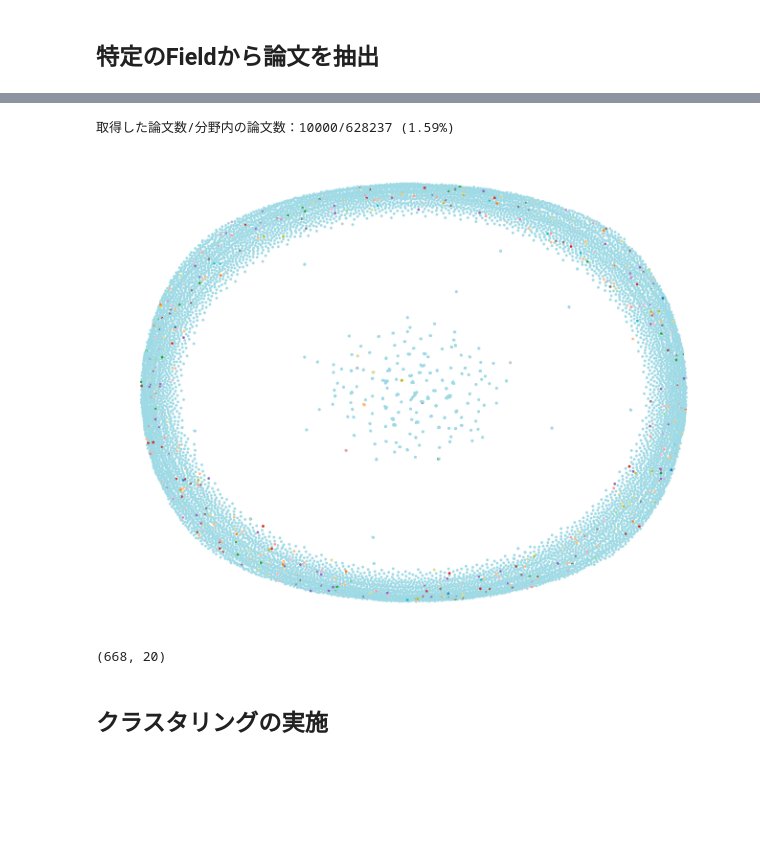
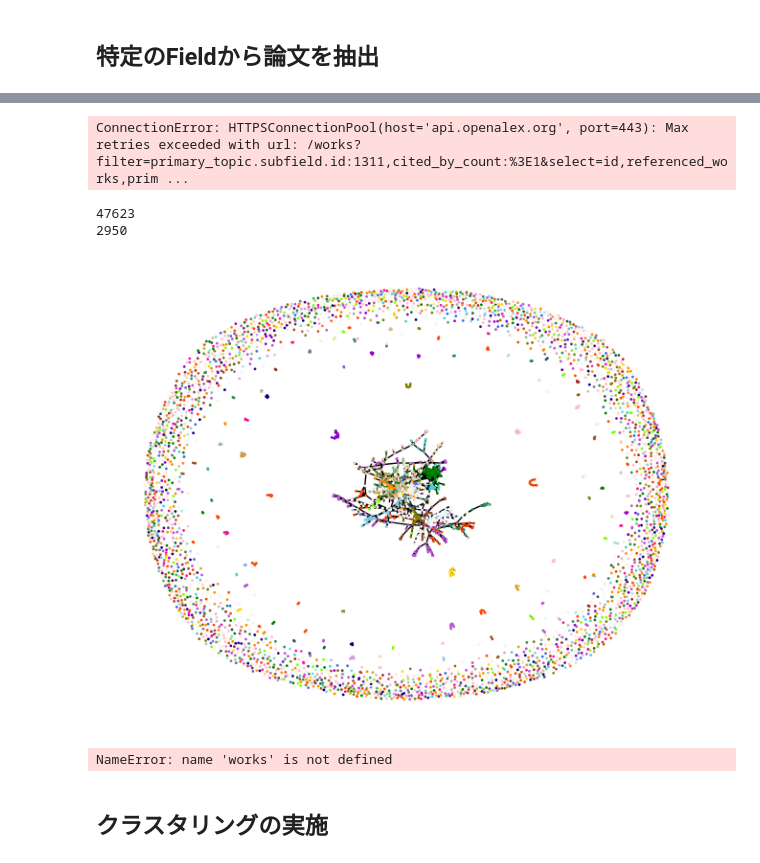
Before and after one commit to ScisciJP/tutorial_jp, a Jupyter notebook: 2_CitationClustering.ipynb, the cells around one changed output, grey strips where cells are left out. Drawn from its saved outputs; the diff is of its cells as text; code cells hidden in the pictures; blank space fills up the shorter version.

```diff
--- a/2_CitationClustering.ipynb
+++ b/2_CitationClustering.ipynb
@@ -214,17 +223,19 @@ Field_idの対応はこちらのページから確認できます。
 # %%
 # 取得したいfield_idを指定
 subfield_id = 1311 #
-THRESHOLD = 5
+THRESHOLD = 2
 
 pyalexObj = Works().filter(primary_topic={"subfield":{"id":subfield_id}}, cited_by_count=f">{THRESHOLD-1}").select(["id","referenced_works","primary_topic"])
 field_count = pyalexObj.count()
-field_works = util.getAll(pyalexObj.sample(10000, seed=42))
+field_works = util.getAll(pyalexObj.sample(5000, seed=42))
 
 print(f"取得した論文数/分野内の論文数：{len(field_works)}/{field_count} ({round(len(field_works)/field_count*100,2)}%)" )
 # %% [output]
-取得した論文数/分野内の論文数：10000/628237 (1.59%)
+ConnectionError: HTTPSConnectionPool(host='api.openalex.org', port=443): Max retries exceeded with url: /works?filter=primary_topic.subfield.id:1311,cited_by_count:%3E1&select=id,referenced_works,prim ...
 # %%
 from collections import Counter
+from itertools import combinations
+
 def create_tuples(group):
     ids = group["id"].tolist()
     id_combinations = list(combinations(ids, 2))  # Generate all combinations of IDs
@@ -244,32 +255,40 @@ filtered_tuples = [tpl for tpl, count in tuple_counts.items() if count >= THRESH
 
 print(len(field_edge_list))
 print(len(filtered_tuples))
+# %% [output]
+47623
+2950
 # %%
 import matplotlib.colors as mplc
 # G の作成
 G = nx.Graph()
 G.add_nodes_from(works["id"])
 G.add_edges_from(filtered_tuples)
 
 # ノードの色を指定
 unique_values = works["primary_topic"].unique()
 num_unique = len(unique_values)
 cmap = random.sample(list(mplc.CSS4_COLORS.values()),num_unique)
 
-color_dict = {value: cmap(i % num_unique) for i, value in enumerate(unique_values)}
+color_dict = {value: cmap[i % num_unique] for i, value in enumerate(unique_values)}
+
+# connected_components = list(nx.connected_components(G))
+# most_connected_component = max(connected_components, key=len)
+# subgraph = G.subgraph(most_connected_component)
+
 colors = [color_dict[value] for value in works["primary_topic"]]
 
 node_colors = colors
 
 # グラフの描画
 nx.draw(G, node_color=node_colors, node_size=1,with_labels=False)
 plt.show()
 # %% [output]
-[figure, old version]
+[figure, new version]
 # %%
 len(works["primary_topic"].unique()), len(pd.Series(colors).unique())
 # %% [output]
-(668, 20)
+NameError: name 'works' is not defined
 # %% [markdown]
 ## クラスタリングの実施
 # %% [markdown]
```
Also changed, not shown: parts of 4 cells of this notebook, 3 other files.
